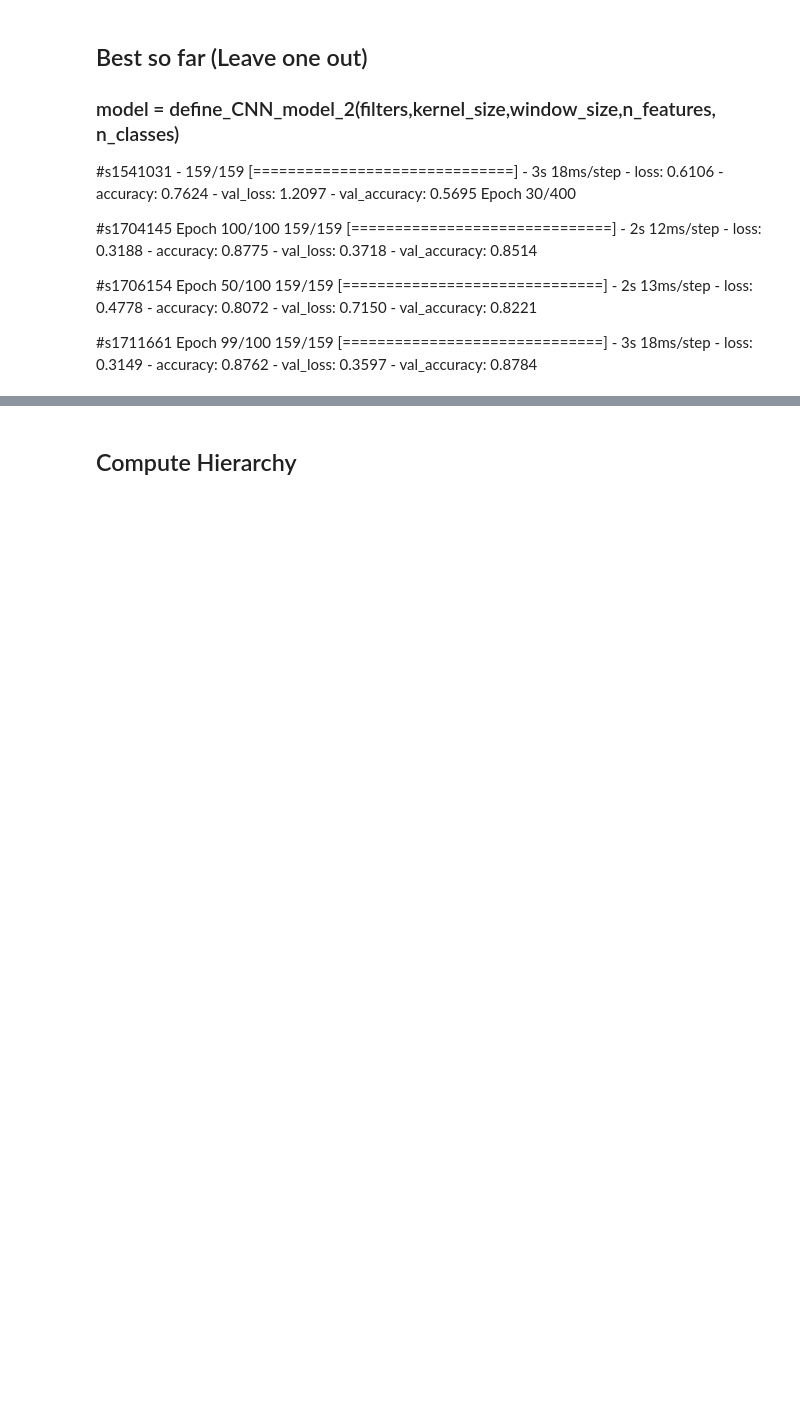
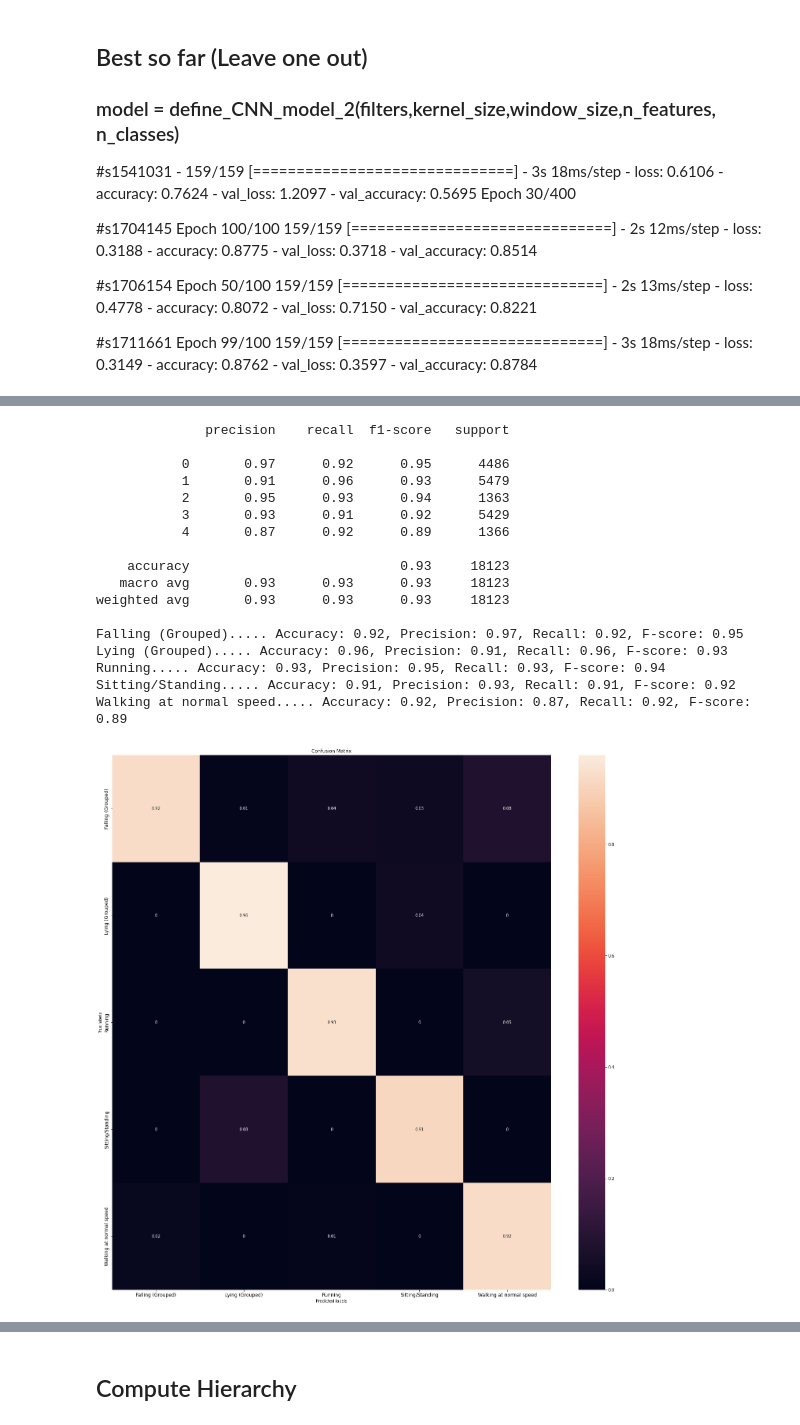
Before and after one commit to wassim2u/PDIOT-cw3, a Jupyter notebook: ML/model_builder.ipynb, the cells around one changed output, grey strips where cells are left out. Cells and saved outputs as stored; diff of their text form; code cells hidden in the pictures; blank space fills up the shorter version.

```diff
--- a/ML/model_builder.ipynb
+++ b/ML/model_builder.ipynb
@@ -377,7 +496,6 @@ def group_into_sliding_windows(df,window_size=50,step_size=25, step_size_falling
 
     for rid, group in df.groupby("recording_id"):
 #         print(f"Processing rid = {rid}")
-        large_enough_windows = [window for window in group.rolling(window=window_size, min_periods=window_size) if len(window) == window_size]
         large_enough_windows = [window for window in group.rolling(window=window_size, min_periods=window_size) if len(window) == window_size]
 
         overlapping_windows =[]
@@ -1289,0 +1666,45 @@ weighted avg       0.92      0.91      0.91       563
+# %%
+print(classification_report(y_truth, y_predictions,labels=[0,1,2,3,4]))
+
+cm = confusion_matrix(y_truth,y_predictions)
+cm_normalised = np.around(cm / cm.astype(np.float).sum(axis=1) , decimals=2)
+
+fig, ax= plt.subplots(figsize=(25, 25))
+# sns.set(font_scale=1.2)
+sns.heatmap(cm_normalised, annot=True, fmt='g', ax=ax);  #annot=True to annotate cells, ftm='g' to disable scientific notation
+
+# labels, title and ticks
+ax.tick_params(axis='both', which='major', labelsize=12)  # Adjust to fit
+ax.set_xlabel('Predicted labels');ax.set_ylabel('True labels');
+ax.set_title('Confusion Matrix');
+ax.xaxis.set_ticklabels(class_labels); ax.yaxis.set_ticklabels(class_labels);
+
+accuracies = cm_normalised.diagonal()
+precisions = precision_score(y_truth, y_predictions, average=None)
+recalls = recall_score(y_truth, y_predictions, average=None)
+f1_scores = f1_score(y_truth, y_predictions, average=None)
+for act, label in class_labels.items():
+    print(f"{act}..... Accuracy: {accuracies[label]:.2f}, Precision: {precisions[label]:.2f}, Recall: {recalls[label]:.2f}, F-score: {f1_scores[label]:.2f}")
+
+
+
+plt.savefig('confusion_matrix.png',dpi=300)
+# %% [output]
+              precision    recall  f1-score   support
+
+           0       0.97      0.92      0.95      4486
+           1       0.91      0.96      0.93      5479
+           2       0.95      0.93      0.94      1363
+           3       0.93      0.91      0.92      5429
+           4       0.87      0.92      0.89      1366
+
+    accuracy                           0.93     18123
+   macro avg       0.93      0.93      0.93     18123
+weighted avg       0.93      0.93      0.93     18123
+
+Falling (Grouped)..... Accuracy: 0.92, Precision: 0.97, Recall: 0.92, F-score: 0.95
+Lying (Grouped)..... Accuracy: 0.96, Precision: 0.91, Recall: 0.96, F-score: 0.93
+Running..... Accuracy: 0.93, Precision: 0.95, Recall: 0.93, F-score: 0.94
+Sitting/Standing..... Accuracy: 0.91, Precision: 0.93, Recall: 0.91, F-score: 0.92
+Walking at normal speed..... Accuracy: 0.92, Precision: 0.87, Recall: 0.92, F-score: 0.89
+[figure, added]
```
Also changed, not shown: parts of 62 cells of this notebook, 11 other files.
